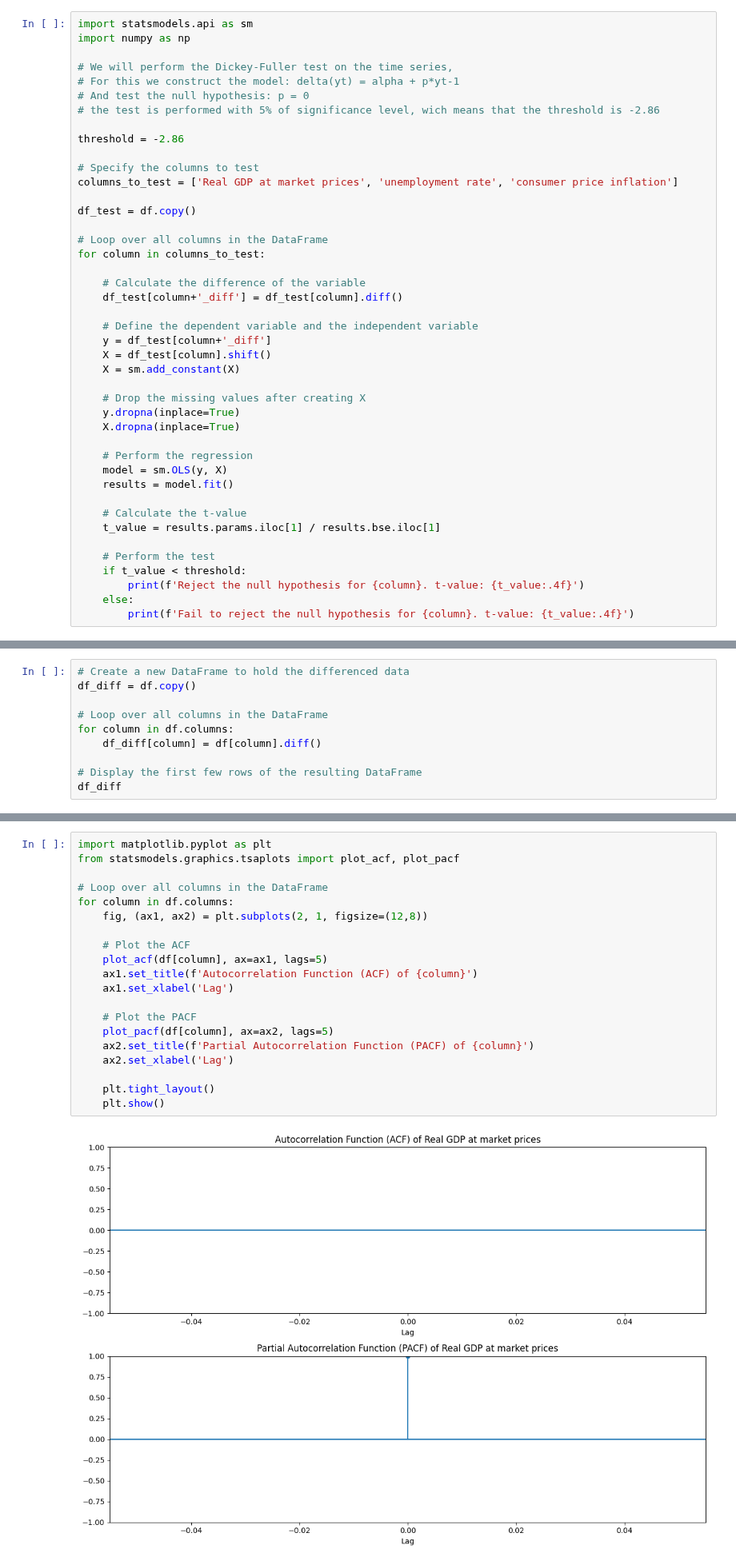
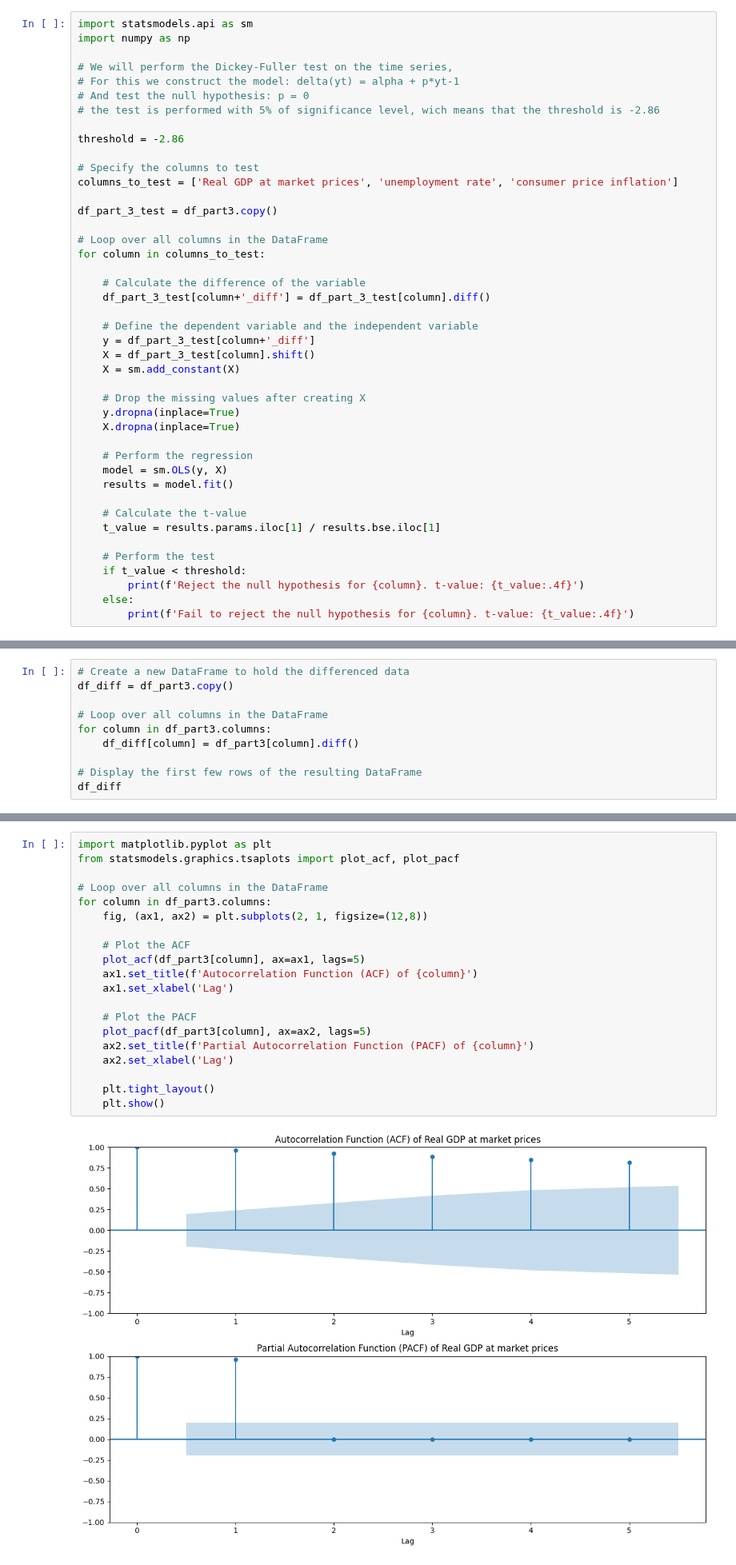
Before and after one commit to vinibalvarenga/MODS202, a Jupyter notebook: final_project.ipynb, the cells around one changed output, grey strips where cells are left out. Shown at 80% size. Drawn from its saved outputs; the diff is of its cells as text.

```diff
--- a/final_project.ipynb
+++ b/final_project.ipynb
@@ -1071,17 +1074,17 @@ threshold = -2.86
 # Specify the columns to test
 columns_to_test = ['Real GDP at market prices', 'unemployment rate', 'consumer price inflation']
 
-df_test = df.copy()
+df_part_3_test = df_part3.copy()
 
 # Loop over all columns in the DataFrame
 for column in columns_to_test:
 
     # Calculate the difference of the variable
-    df_test[column+'_diff'] = df_test[column].diff()
+    df_part_3_test[column+'_diff'] = df_part_3_test[column].diff()
 
     # Define the dependent variable and the independent variable
-    y = df_test[column+'_diff']
-    X = df_test[column].shift()
+    y = df_part_3_test[column+'_diff']
+    X = df_part_3_test[column].shift()
     X = sm.add_constant(X)
 
     # Drop the missing values after creating X
@@ -1108,11 +1111,11 @@ Reject the null hypothesis for consumer price inflation. t-value: -12.6075
 #### 35. Transform all variables so that they are stationary using either your answers to questions 32-33 or to question 34.
 # %%
 # Create a new DataFrame to hold the differenced data
-df_diff = df.copy()
+df_diff = df_part3.copy()
 
 # Loop over all columns in the DataFrame
-for column in df.columns:
-    df_diff[column] = df[column].diff()
+for column in df_part3.columns:
+    df_diff[column] = df_part3[column].diff()
 
 # Display the first few rows of the resulting DataFrame
 df_diff
@@ -1144,22 +1161,22 @@ ACF gives a broader view by examining correlations at various lags, showcasing t
 # %%
 import matplotlib.pyplot as plt
 from statsmodels.graphics.tsaplots import plot_acf, plot_pacf
 
 # Loop over all columns in the DataFrame
-for column in df.columns:
+for column in df_part3.columns:
     fig, (ax1, ax2) = plt.subplots(2, 1, figsize=(12,8))
 
     # Plot the ACF
-    plot_acf(df[column], ax=ax1, lags=5)
+    plot_acf(df_part3[column], ax=ax1, lags=5)
     ax1.set_title(f'Autocorrelation Function (ACF) of {column}')
     ax1.set_xlabel('Lag')
 
     # Plot the PACF
-    plot_pacf(df[column], ax=ax2, lags=5)
+    plot_pacf(df_part3[column], ax=ax2, lags=5)
     ax2.set_title(f'Partial Autocorrelation Function (PACF) of {column}')
     ax2.set_xlabel('Lag')
 
     plt.tight_layout()
     plt.show()
 # %% [output]
-[figure, old version]
+[figure, new version]
```
Also changed, not shown: parts of 18 cells of this notebook.
